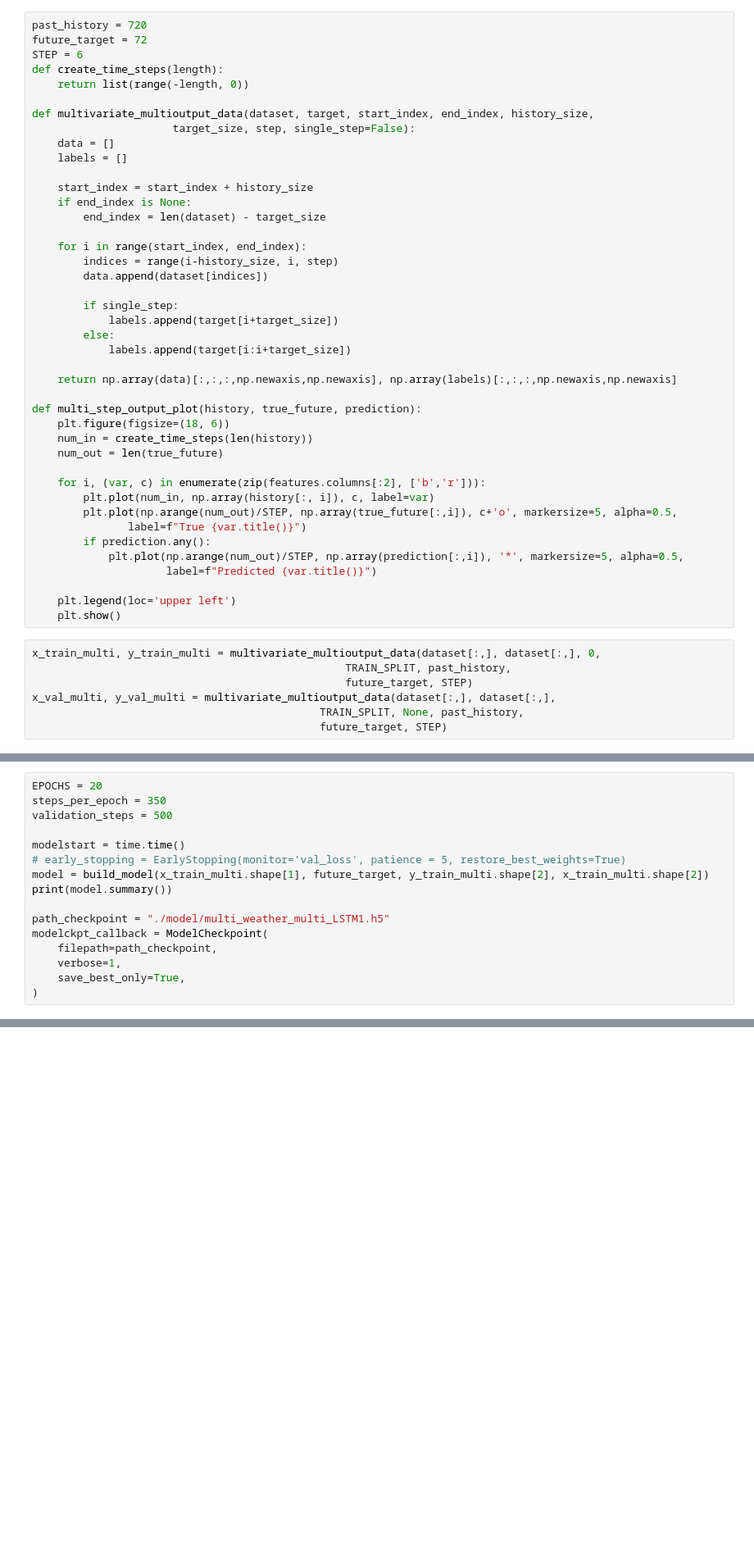
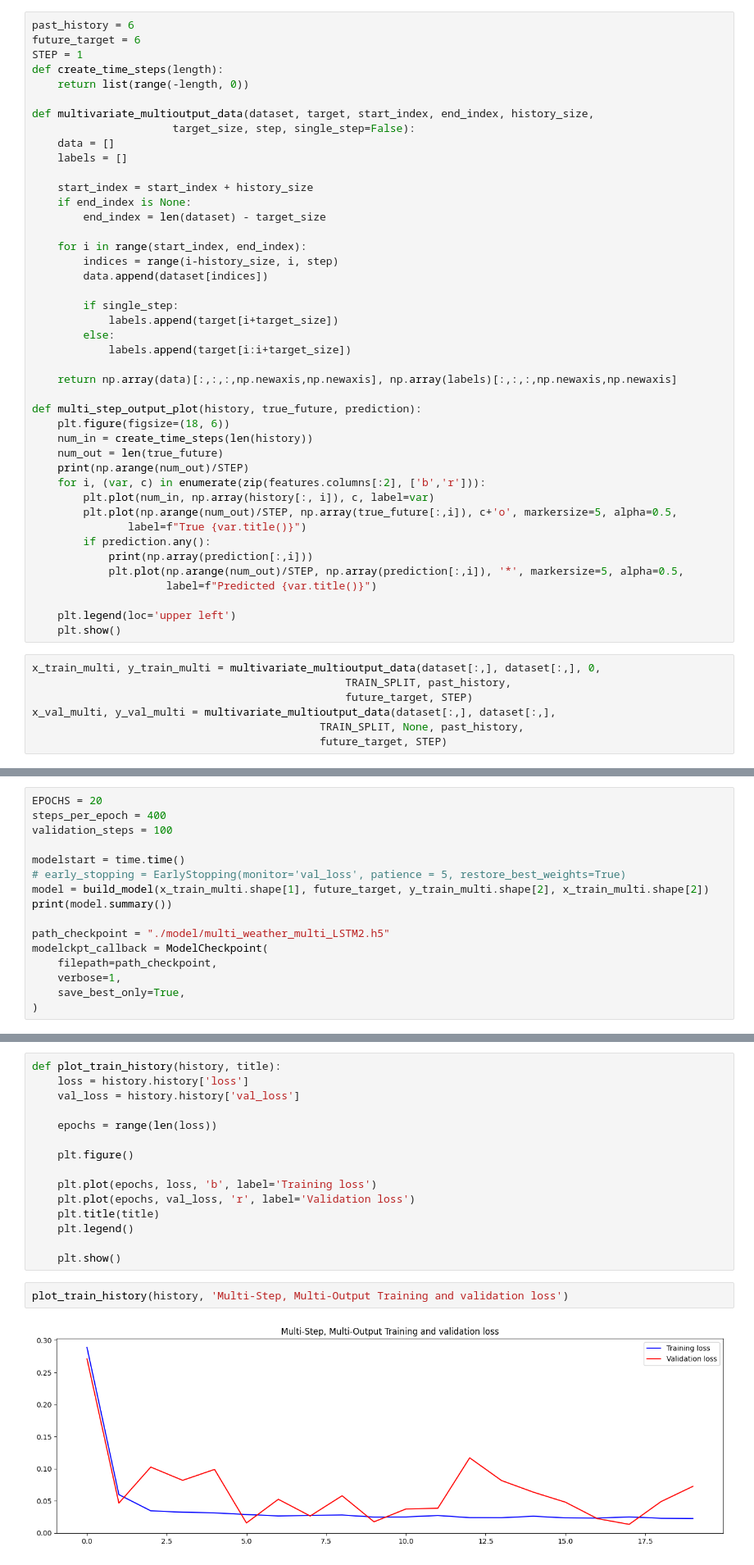
Before and after one commit to Lovecraftzhou/IoT-Practice-Project, a Jupyter notebook: LSTM-weather/multi-weather-LSTM.ipynb, the cells around one changed output, grey strips where cells are left out. Shown: that part at 82% size. Cells and saved outputs as stored; diff of their text form; blank space fills up the shorter version.

```diff
--- a/LSTM-weather/multi-weather-LSTM.ipynb
+++ b/LSTM-weather/multi-weather-LSTM.ipynb
@@ -60,9 +60,9 @@ data_std = dataset[:TRAIN_SPLIT].std(axis=0)
 
 dataset = (dataset-data_mean)/data_std
 # %%
-past_history = 720
-future_target = 72
-STEP = 6
+past_history = 6
+future_target = 6
+STEP = 1
 def create_time_steps(length):
     return list(range(-length, 0))
 
@@ -90,12 +90,13 @@ def multi_step_output_plot(history, true_future, prediction):
     plt.figure(figsize=(18, 6))
     num_in = create_time_steps(len(history))
     num_out = len(true_future)
-
+    print(np.arange(num_out)/STEP)
     for i, (var, c) in enumerate(zip(features.columns[:2], ['b','r'])):
         plt.plot(num_in, np.array(history[:, i]), c, label=var)
         plt.plot(np.arange(num_out)/STEP, np.array(true_future[:,i]), c+'o', markersize=5, alpha=0.5,
                label=f"True {var.title()}")
         if prediction.any():
+            print(np.array(prediction[:,i]))
             plt.plot(np.arange(num_out)/STEP, np.array(prediction[:,i]), '*', markersize=5, alpha=0.5,
                      label=f"Predicted {var.title()}")
 
@@ -187,15 +189,15 @@ def build_model(input_timesteps, output_timesteps, num_links, num_inputs):
     return model
 # %%
 EPOCHS = 20
-steps_per_epoch = 350
-validation_steps = 500
+steps_per_epoch = 400
+validation_steps = 100
 
 modelstart = time.time()
 # early_stopping = EarlyStopping(monitor='val_loss', patience = 5, restore_best_weights=True)
 model = build_model(x_train_multi.shape[1], future_target, y_train_multi.shape[2], x_train_multi.shape[2])
 print(model.summary())
 
-path_checkpoint = "./model/multi_weather_multi_LSTM1.h5"
+path_checkpoint = "./model/multi_weather_multi_LSTM2.h5"
 modelckpt_callback = ModelCheckpoint(
     filepath=path_checkpoint,
     verbose=1,
@@ -235,0 +253,19 @@ Epoch 1/40
+# %%
+def plot_train_history(history, title):
+    loss = history.history['loss']
+    val_loss = history.history['val_loss']
+
+    epochs = range(len(loss))
+
+    plt.figure()
+
+    plt.plot(epochs, loss, 'b', label='Training loss')
+    plt.plot(epochs, val_loss, 'r', label='Validation loss')
+    plt.title(title)
+    plt.legend()
+
+    plt.show()
+# %%
+plot_train_history(history, 'Multi-Step, Multi-Output Training and validation loss')
+# %% [output]
+[figure, added]
```
Also changed, not shown: parts of 8 cells of this notebook, 12 other files.
